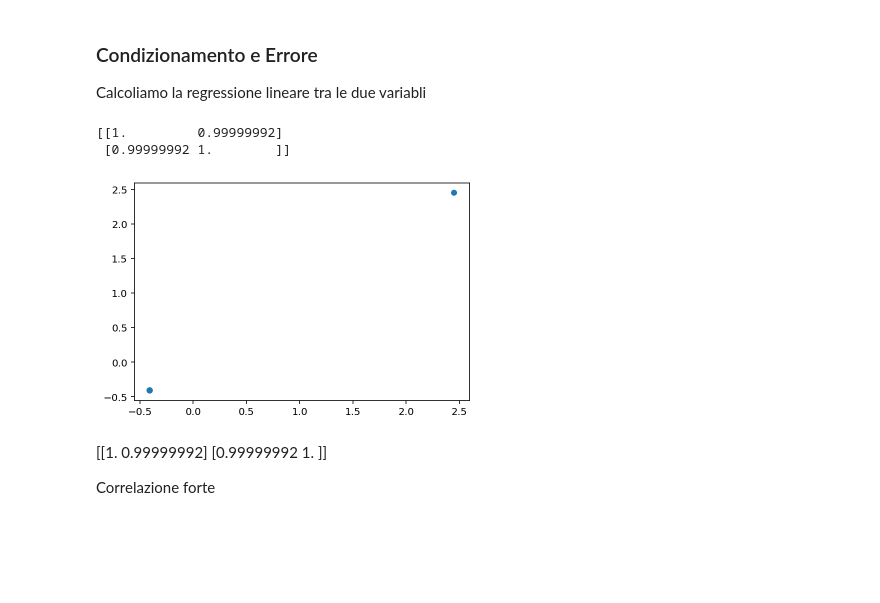
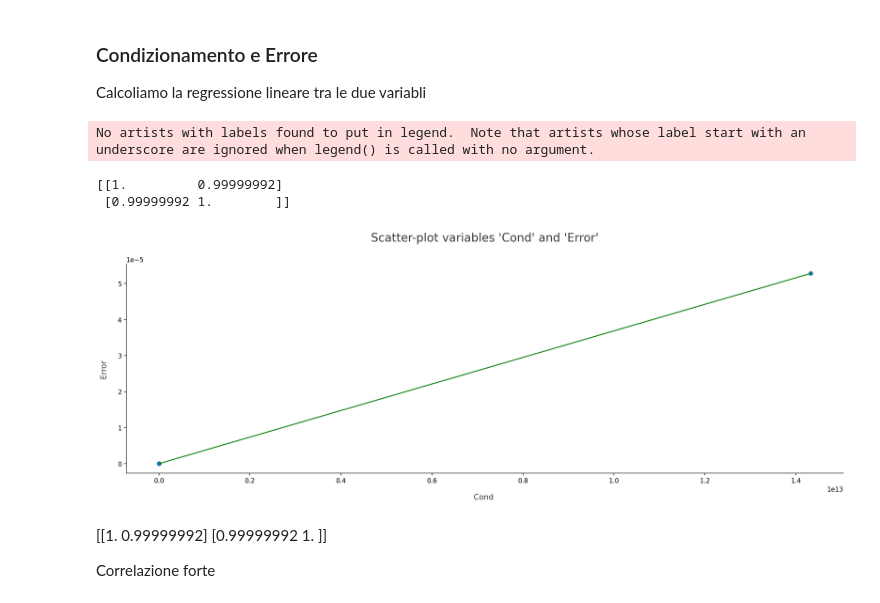
Before and after one commit to simonebenitozzi/cholesky-analysis, a Jupyter notebook: Analysis/model/LanguageCompare.ipynb, the cells around one changed output. Cells and saved outputs as stored; diff of their text form; code cells hidden in the pictures; blank space fills up the shorter version.

```diff
--- a/Analysis/model/LanguageCompare.ipynb
+++ b/Analysis/model/LanguageCompare.ipynb
@@ -87,12 +87,15 @@ def show(x_name, y_name, title, **keywords):
     plt.show()
 
 
-def correlation(x, y):
+def correlation(x, y, x_name, y_name):
+    figure(figsize=(20, 6), dpi=80)
+    title = f"Scatter-plot variables '{x_name}' and '{y_name}'"
     my_rho = np.corrcoef(x, y) # Correlation Coefficient
     print(my_rho)
 
-    plt.scatter(x,y,edgecolors='none', norm=matplotlib.colors.LogNorm())
-    plt.show()
+    plt.scatter(x, y)
+    plt.plot(x, y, color = "g")
+    show(x_name, y_name, title)
 # %%
 
 data = read_data("data.csv")
@@ -186,15 +189,16 @@ bar_plot(windows_py['Name'], windows_py['Time'], windows_mat['Time'], "Name", "T
 # %% [markdown]
 ### Condizionamento e Errore
 Calcoliamo la regressione lineare tra le due variabli
-# %%
-windows_py_error = np.array(windows_py['Error'])
-windows_py_cond = np.array(windows_py['Cond'])
-
-correlation(windows_py_cond, windows_py_error)
-# %% [output]
-[[1.         0.99999992]
- [0.99999992 1.        ]]
-[figure, removed]
+# %%
+x = np.array(windows_py['Cond'])
+y = np.array(windows_py['Error'])
+
+correlation(x, y, "Cond", "Error")
+# %% [output]
+No artists with labels found to put in legend.  Note that artists whose label start with an underscore are ignored when legend() is called with no argument.
+[[1.         0.99999992]
+ [0.99999992 1.        ]]
+[figure, added]
 # %% [markdown]
 [[1.         0.99999992]
  [0.99999992 1.        ]]
```
